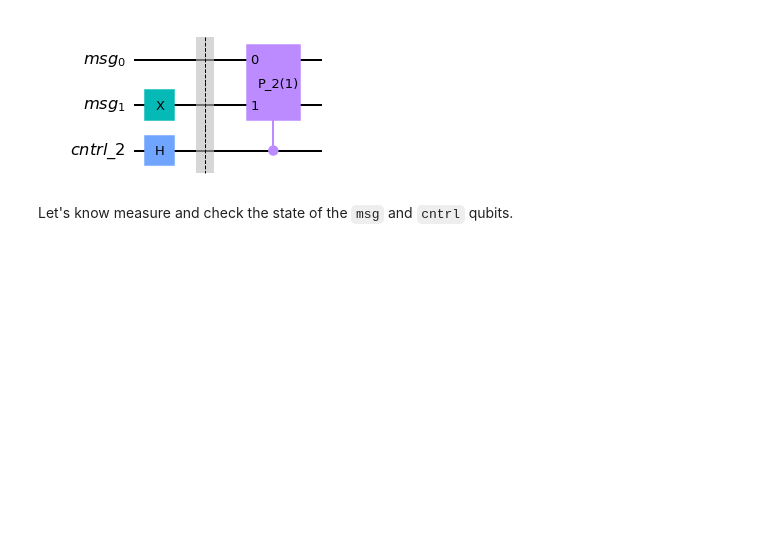
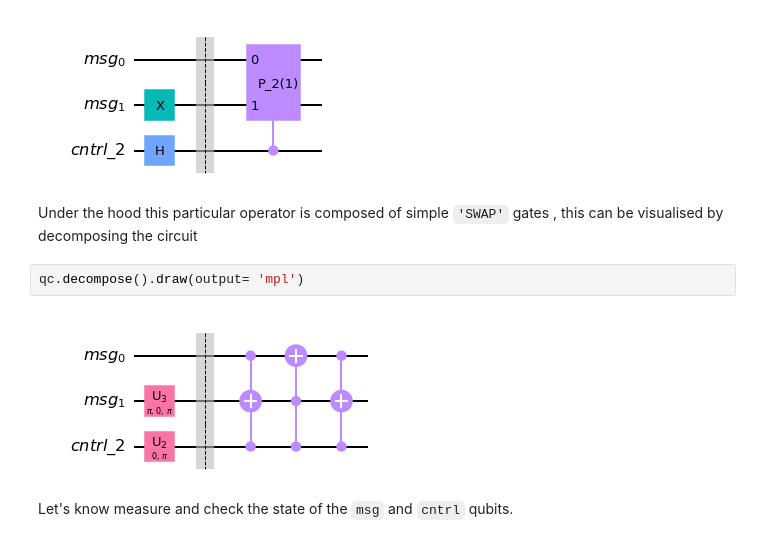
Before and after one commit to womanium-quantum/Humans-vs-Quantum-Computers---IBM, a Jupyter notebook: QuantumPermutations/Presentation_QPSS.ipynb, the cells around one changed output. Saved outputs shown, nothing was run; the diff lists cells and outputs as text; blank space fills up the shorter version.

```diff
--- a/QuantumPermutations/Presentation_QPSS.ipynb
+++ b/QuantumPermutations/Presentation_QPSS.ipynb
@@ -94,6 +94,12 @@ qc.append(p2.control(1), [ancilla, qreg[0], qreg[1]] )
 qc.draw(output= 'mpl')
 # %% [output]
 [figure]
+# %% [markdown]
+Under the hood this particular operator is composed of simple `'SWAP'` gates , this can be visualised by decomposing the circuit
+# %%
+qc.decompose().draw(output= 'mpl')
+# %% [output]
+[figure, added]
 # %% [markdown]
 Let's know measure and check the state of the `msg` and `cntrl` qubits.
 # %%
```
Also changed, not shown: parts of 3 cells of this notebook.
